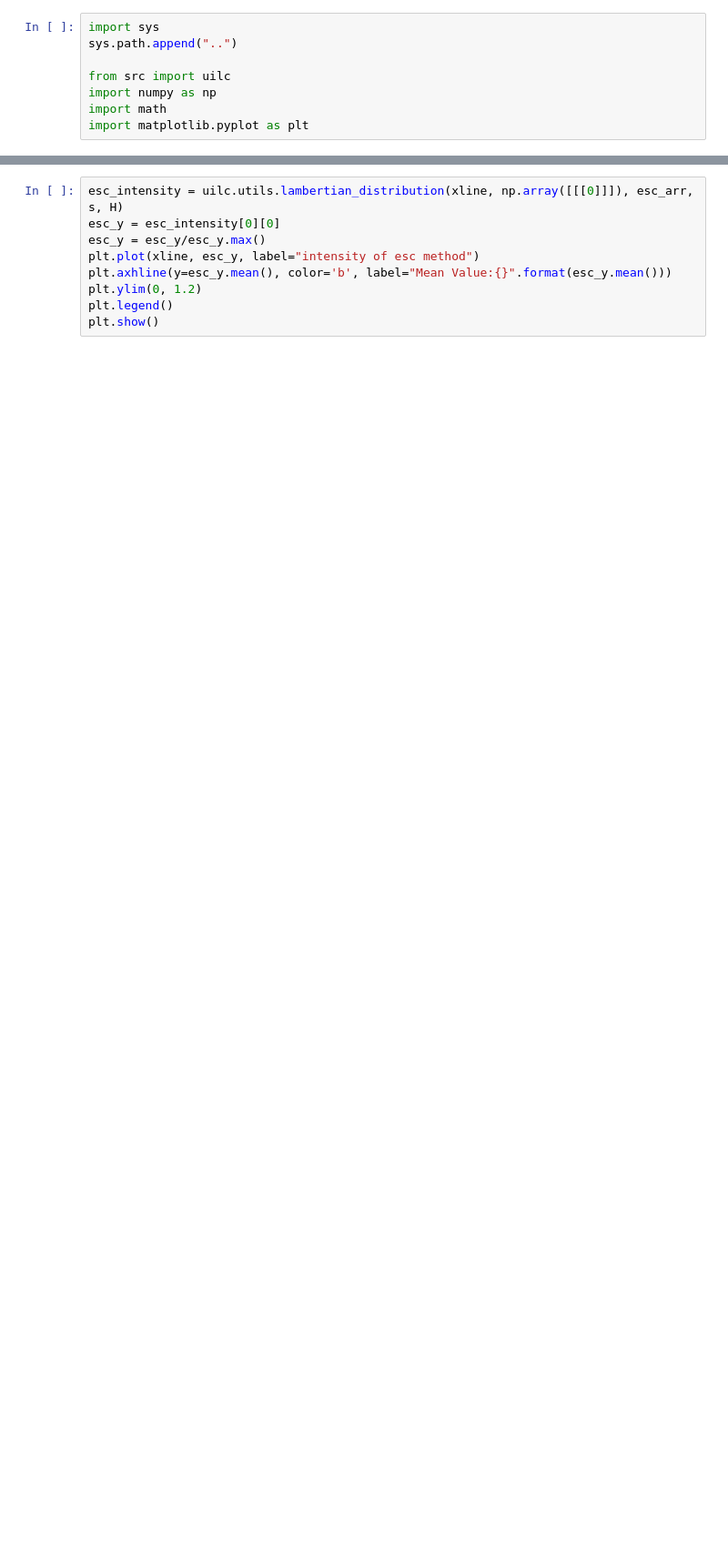
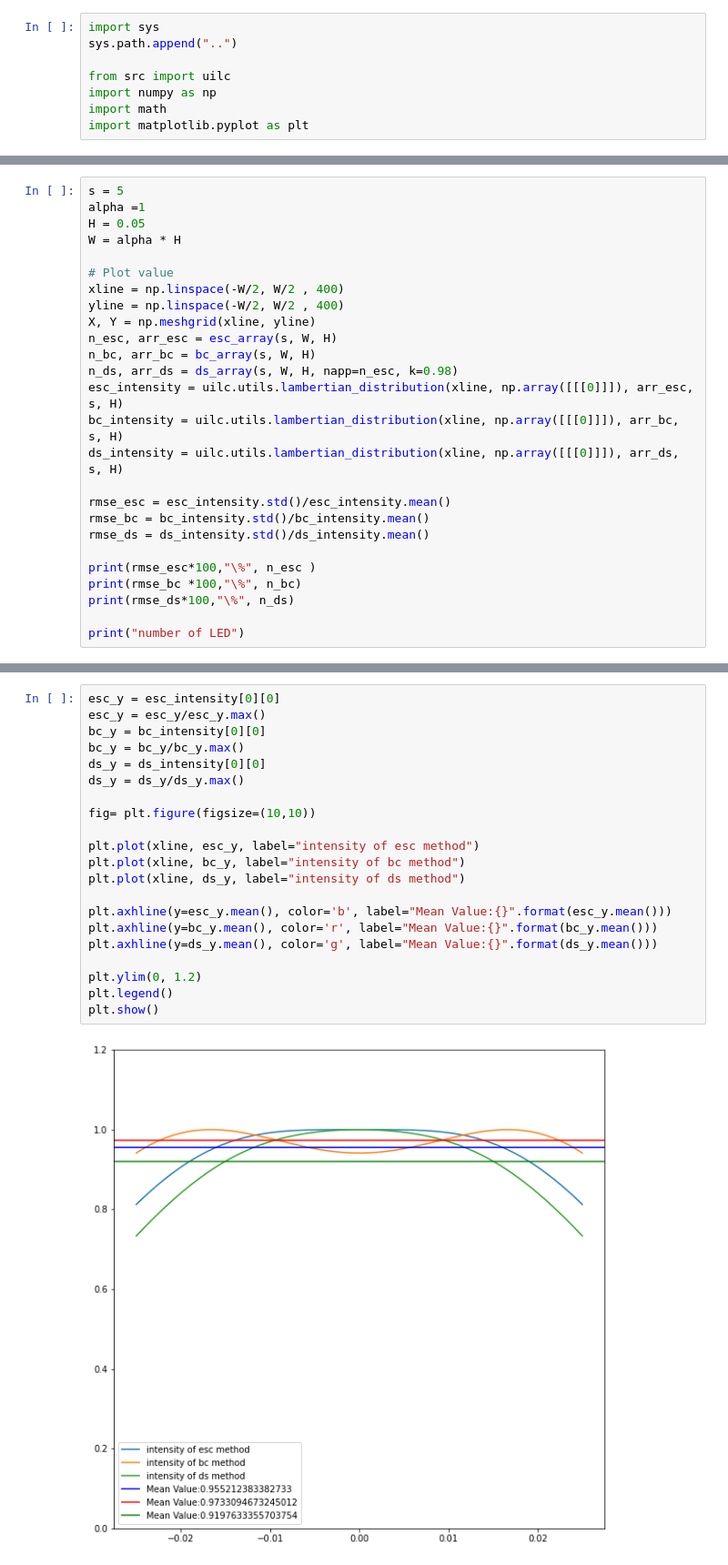
Before and after one commit to HYUNSEONG-KIM/UILC, a Jupyter notebook: docs/usage_high_s.ipynb, the cells around one changed output, grey strips where cells are left out. Shown at 91% size. Drawn from its saved outputs; the diff is of its cells as text; blank space fills up the shorter version.

```diff
--- a/docs/usage_high_s.ipynb
+++ b/docs/usage_high_s.ipynb
@@ -22,0 +44,26 @@ esc_arr_s = uilc.utils.get_2d_array(esc_arr, esc_arr, dim=2)
+# %%
+s = 5
+alpha =1
+H = 0.05
+W = alpha * H
+
+# Plot value
+xline = np.linspace(-W/2, W/2 , 400)
+yline = np.linspace(-W/2, W/2 , 400)
+X, Y = np.meshgrid(xline, yline)
+n_esc, arr_esc = esc_array(s, W, H)
+n_bc, arr_bc = bc_array(s, W, H)
+n_ds, arr_ds = ds_array(s, W, H, napp=n_esc, k=0.98)
+esc_intensity = uilc.utils.lambertian_distribution(xline, np.array([[[0]]]), arr_esc, s, H)
+bc_intensity = uilc.utils.lambertian_distribution(xline, np.array([[[0]]]), arr_bc, s, H)
+ds_intensity = uilc.utils.lambertian_distribution(xline, np.array([[[0]]]), arr_ds, s, H)
+
+rmse_esc = esc_intensity.std()/esc_intensity.mean()
+rmse_bc = bc_intensity.std()/bc_intensity.mean()
+rmse_ds = ds_intensity.std()/ds_intensity.mean()
+
+print(rmse_esc*100,"\%", n_esc )
+print(rmse_bc *100,"\%", n_bc)
+print(rmse_ds*100,"\%", n_ds)
+
+print("number of LED")
@@ -23,9 +75,23 @@ esc_arr_s = uilc.utils.get_2d_array(esc_arr, esc_arr, dim=2)
 # %%
-esc_intensity = uilc.utils.lambertian_distribution(xline, np.array([[[0]]]), esc_arr, s, H)
 esc_y = esc_intensity[0][0]
 esc_y = esc_y/esc_y.max()
+bc_y = bc_intensity[0][0]
+bc_y = bc_y/bc_y.max()
+ds_y = ds_intensity[0][0]
+ds_y = ds_y/ds_y.max()
+
+fig= plt.figure(figsize=(10,10))
+
 plt.plot(xline, esc_y, label="intensity of esc method")
+plt.plot(xline, bc_y, label="intensity of bc method")
+plt.plot(xline, ds_y, label="intensity of ds method")
+
 plt.axhline(y=esc_y.mean(), color='b', label="Mean Value:{}".format(esc_y.mean()))
+plt.axhline(y=bc_y.mean(), color='r', label="Mean Value:{}".format(bc_y.mean()))
+plt.axhline(y=ds_y.mean(), color='g', label="Mean Value:{}".format(ds_y.mean()))
+
 plt.ylim(0, 1.2)
 plt.legend()
 plt.show()
+# %% [output]
+[figure, added]
```
Also changed, not shown: parts of 4 cells of this notebook, 1 other file.
